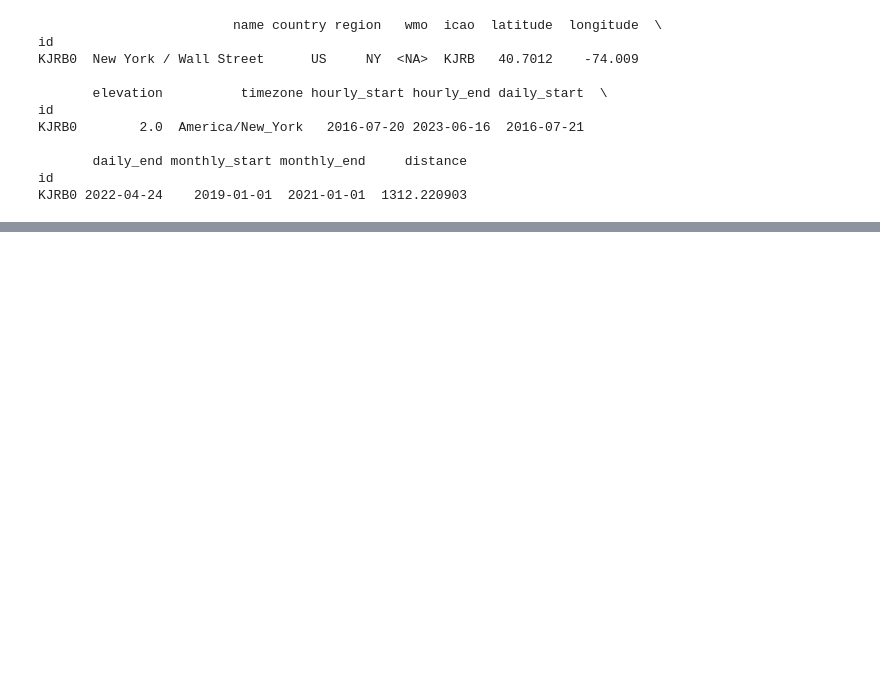
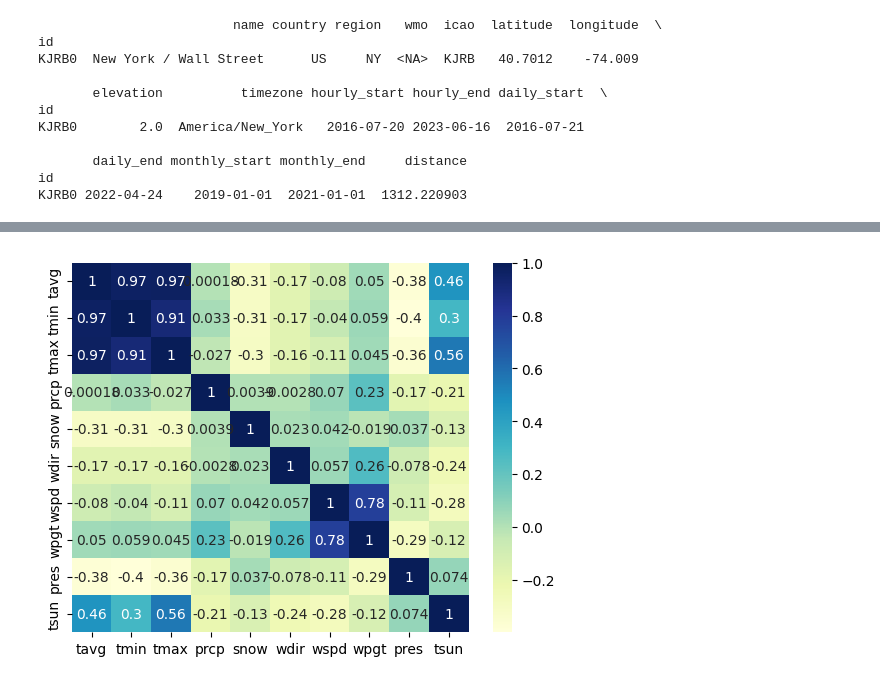
Before and after one commit to Azrael07/WeatherAnalysis, a Jupyter notebook: WeatherAnalysis.ipynb, the cells around one changed output, grey strips where cells are left out. Cells and saved outputs as stored; diff of their text form; code cells hidden in the pictures; blank space fills up the shorter version.

```diff
--- a/WeatherAnalysis.ipynb
+++ b/WeatherAnalysis.ipynb
@@ -217,0 +220,6 @@ array(['New York', 'Munich', 'Istanbul', 'Dubai', 'Tokyo', 'Bogota',
+# %%
+dframes['hemisphere'] = 'equator'
+# %%
+dframes.loc[(dframes['location'] == 'new_york') | (dframes['location'] == 'munich') | (dframes['location'] == 'istanbul') | (dframes['location'] == 'dubai') | (dframes['location'] == 'tokyo'), 'hemisphere'] = 'northern_hemisphere'
+#Equator is already added
+dframes.loc[(dframes['location'] == 'maputo') |(dframes['location'] == 'cape_town') |(dframes['location'] == 'sydney') | (dframes['location'] == 'sydney') | (dframes['location'] == 'auckland'), 'hemisphere'] = 'souththern_hemisphere'
@@ -217,0 +243,2 @@ array(['New York', 'Munich', 'Istanbul', 'Dubai', 'Tokyo', 'Bogota',
+# %%
+dframes.reset_index(inplace=True)
@@ -217,0 +261,2 @@ array(['New York', 'Munich', 'Istanbul', 'Dubai', 'Tokyo', 'Bogota',
+# %%
+df = dframes.rename(columns={'time': 'date'})
@@ -217,0 +318,5 @@ array(['New York', 'Munich', 'Istanbul', 'Dubai', 'Tokyo', 'Bogota',
+# %%
+dataplot = sbn.heatmap(df.corr(), cmap="YlGnBu", annot=True)
+plt.show()
+# %% [output]
+[figure, added]
```
Also changed, not shown: parts of 25 cells of this notebook.
